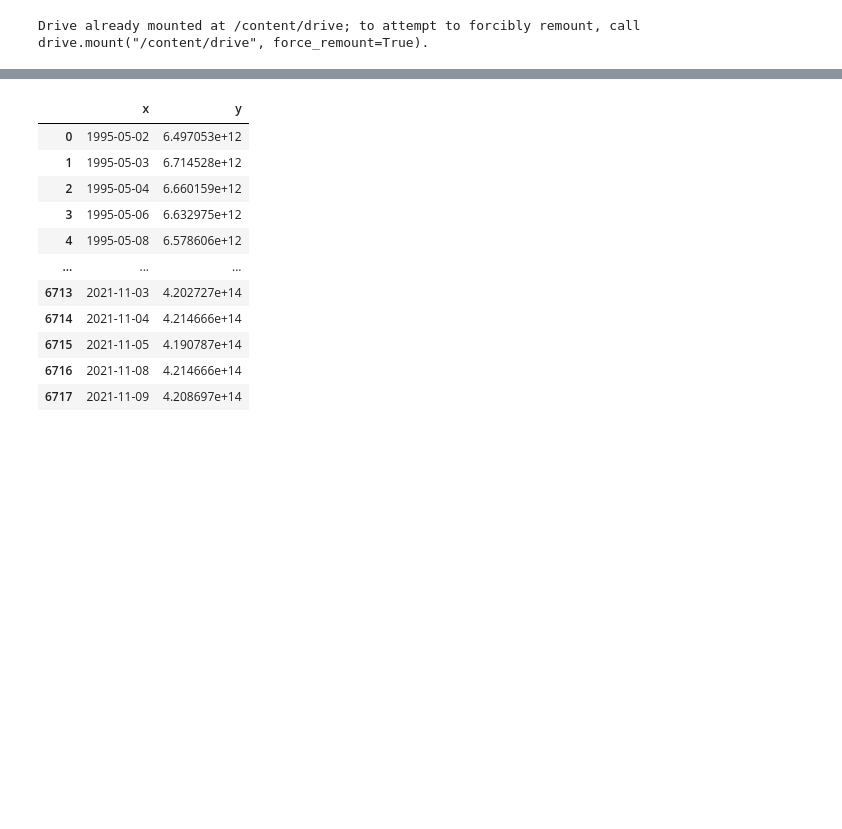
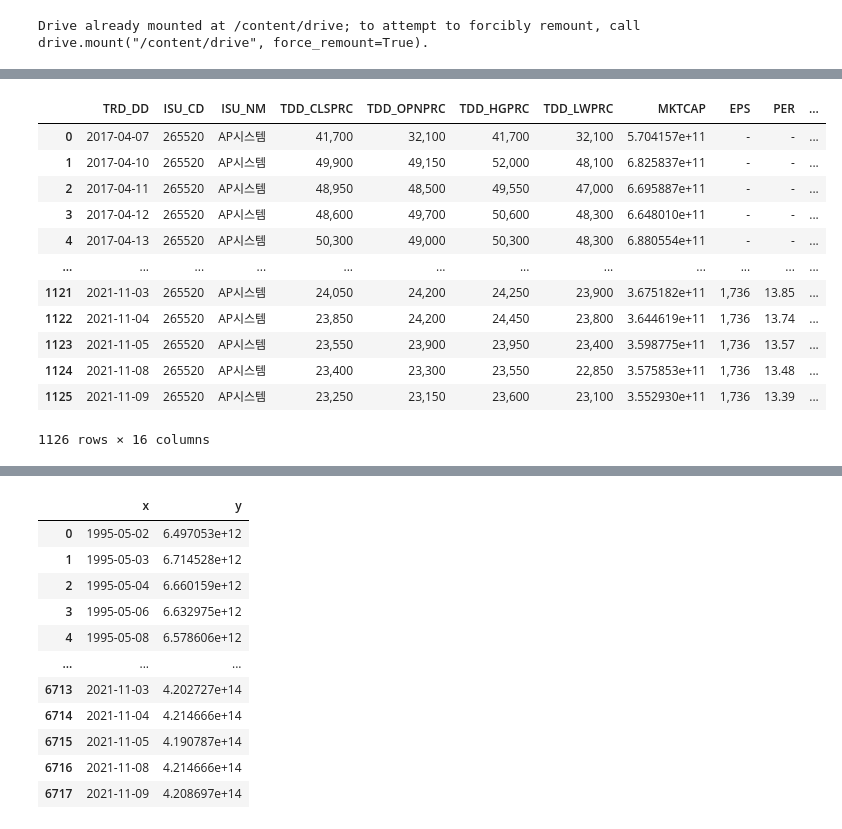
Before and after one commit to baeksumin/k-project, a Jupyter notebook: data_preprocessing/TimeSeries_trend.ipynb, the cells around one changed output, grey strips where cells are left out. Drawn from its saved outputs; the diff is of its cells as text; code cells hidden in the pictures; blank space fills up the shorter version.

```diff
--- a/data_preprocessing/TimeSeries_trend.ipynb
+++ b/data_preprocessing/TimeSeries_trend.ipynb
@@ -20,0 +258,16 @@ with open(data_path + 'initial_data1.json',"r") as json_file:
+# %%
+scode #마지막 5번째 종목 확인.
+# %% [output]
+|  | TRD_DD | ISU_CD | ISU_NM | TDD_CLSPRC | TDD_OPNPRC | TDD_HGPRC | TDD_LWPRC | MKTCAP | EPS | PER | ... |
+| 0 | 2017-04-07 | 265520 | AP시스템 | 41,700 | 32,100 | 41,700 | 32,100 | 5.704157e+11 | - | - | ... |
+| 1 | 2017-04-10 | 265520 | AP시스템 | 49,900 | 49,150 | 52,000 | 48,100 | 6.825837e+11 | - | - | ... |
+| 2 | 2017-04-11 | 265520 | AP시스템 | 48,950 | 48,500 | 49,550 | 47,000 | 6.695887e+11 | - | - | ... |
+| 3 | 2017-04-12 | 265520 | AP시스템 | 48,600 | 49,700 | 50,600 | 48,300 | 6.648010e+11 | - | - | ... |
+| 4 | 2017-04-13 | 265520 | AP시스템 | 50,300 | 49,000 | 50,300 | 48,300 | 6.880554e+11 | - | - | ... |
+| ... | ... | ... | ... | ... | ... | ... | ... | ... | ... | ... | ... |
+| 1121 | 2021-11-03 | 265520 | AP시스템 | 24,050 | 24,200 | 24,250 | 23,900 | 3.675182e+11 | 1,736 | 13.85 | ... |
+| 1122 | 2021-11-04 | 265520 | AP시스템 | 23,850 | 24,200 | 24,450 | 23,800 | 3.644619e+11 | 1,736 | 13.74 | ... |
+| 1123 | 2021-11-05 | 265520 | AP시스템 | 23,550 | 23,900 | 23,950 | 23,400 | 3.598775e+11 | 1,736 | 13.57 | ... |
+| 1124 | 2021-11-08 | 265520 | AP시스템 | 23,400 | 23,300 | 23,550 | 22,850 | 3.575853e+11 | 1,736 | 13.48 | ... |
+| 1125 | 2021-11-09 | 265520 | AP시스템 | 23,250 | 23,150 | 23,600 | 23,100 | 3.552930e+11 | 1,736 | 13.39 | ... |
+1126 rows × 16 columns
```
Also changed, not shown: parts of 8 cells of this notebook.
